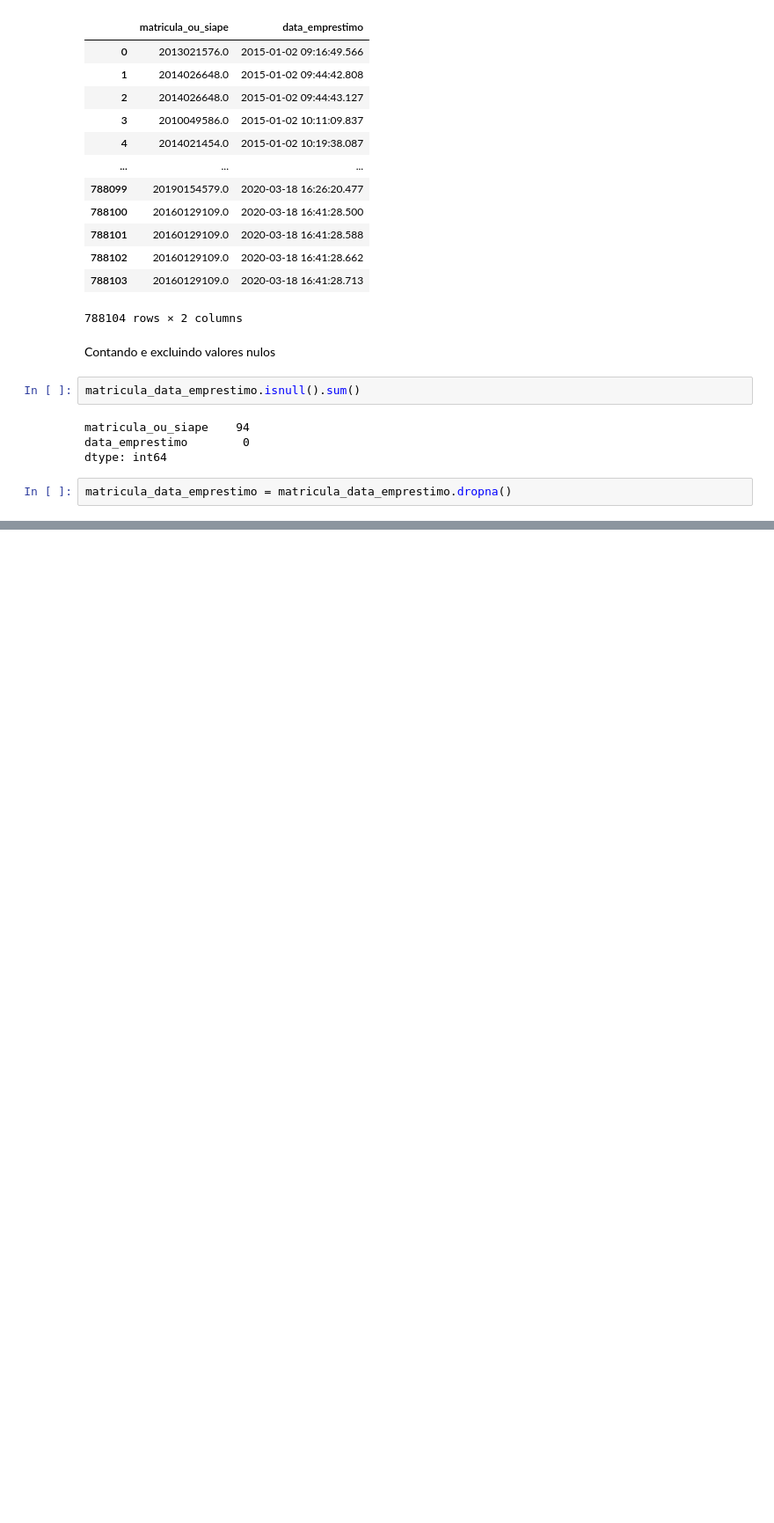
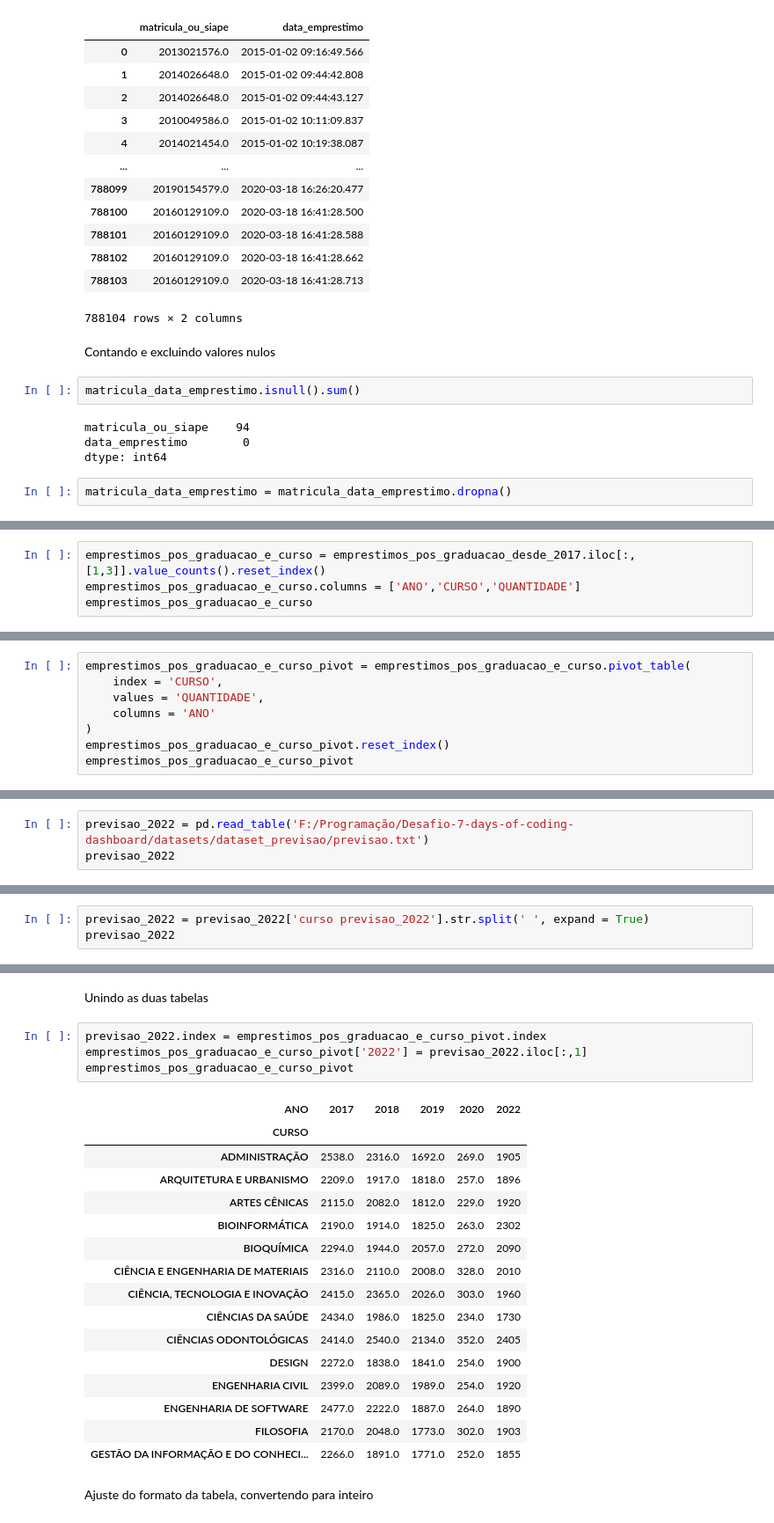
Before and after one commit to WyndamBaxter/Desafio-7-days-of-coding-dashboard, a Jupyter notebook: Analise_exploratoria.ipynb, the cells around one changed output, grey strips where cells are left out. Shown: that part at 88% size. Cells and saved outputs as stored; diff of their text form; blank space fills up the shorter version.

Commit message:
Finalização da análise de dados exploratória do desafio.

```diff
--- a/Analise_exploratoria.ipynb
+++ b/Analise_exploratoria.ipynb
@@ -1107,0 +1390,4 @@ matricula_data_emprestimo = matricula_data_emprestimo.dropna()
+# %%
+emprestimos_pos_graduacao_e_curso = emprestimos_pos_graduacao_desde_2017.iloc[:,[1,3]].value_counts().reset_index()
+emprestimos_pos_graduacao_e_curso.columns = ['ANO','CURSO','QUANTIDADE']
+emprestimos_pos_graduacao_e_curso
@@ -1107,0 +1414,8 @@ matricula_data_emprestimo = matricula_data_emprestimo.dropna()
+# %%
+emprestimos_pos_graduacao_e_curso_pivot = emprestimos_pos_graduacao_e_curso.pivot_table(
+    index = 'CURSO',
+    values = 'QUANTIDADE',
+    columns = 'ANO'
+)
+emprestimos_pos_graduacao_e_curso_pivot.reset_index()
+emprestimos_pos_graduacao_e_curso_pivot
@@ -1107,0 +1441,3 @@ matricula_data_emprestimo = matricula_data_emprestimo.dropna()
+# %%
+previsao_2022 = pd.read_table('F:/Programação/Desafio-7-days-of-coding-dashboard/datasets/dataset_previsao/previsao.txt')
+previsao_2022
@@ -1107,0 +1460,3 @@ matricula_data_emprestimo = matricula_data_emprestimo.dropna()
+# %%
+previsao_2022 = previsao_2022['curso previsao_2022'].str.split(' ', expand = True)
+previsao_2022
@@ -1107,0 +1479,25 @@ matricula_data_emprestimo = matricula_data_emprestimo.dropna()
+# %% [markdown]
+Unindo as duas tabelas
+# %%
+previsao_2022.index = emprestimos_pos_graduacao_e_curso_pivot.index
+emprestimos_pos_graduacao_e_curso_pivot['2022'] = previsao_2022.iloc[:,1]
+emprestimos_pos_graduacao_e_curso_pivot
+# %% [output]
+| ANO | 2017 | 2018 | 2019 | 2020 | 2022 |
+| CURSO |  |  |  |  |  |
+| ADMINISTRAÇÃO | 2538.0 | 2316.0 | 1692.0 | 269.0 | 1905 |
+| ARQUITETURA E URBANISMO | 2209.0 | 1917.0 | 1818.0 | 257.0 | 1896 |
+| ARTES CÊNICAS | 2115.0 | 2082.0 | 1812.0 | 229.0 | 1920 |
+| BIOINFORMÁTICA | 2190.0 | 1914.0 | 1825.0 | 263.0 | 2302 |
+| BIOQUÍMICA | 2294.0 | 1944.0 | 2057.0 | 272.0 | 2090 |
+| CIÊNCIA E ENGENHARIA DE MATERIAIS | 2316.0 | 2110.0 | 2008.0 | 328.0 | 2010 |
+| CIÊNCIA, TECNOLOGIA E INOVAÇÃO | 2415.0 | 2365.0 | 2026.0 | 303.0 | 1960 |
+| CIÊNCIAS DA SAÚDE | 2434.0 | 1986.0 | 1825.0 | 234.0 | 1730 |
+| CIÊNCIAS ODONTOLÓGICAS | 2414.0 | 2540.0 | 2134.0 | 352.0 | 2405 |
+| DESIGN | 2272.0 | 1838.0 | 1841.0 | 254.0 | 1900 |
+| ENGENHARIA CIVIL | 2399.0 | 2089.0 | 1989.0 | 254.0 | 1920 |
+| ENGENHARIA DE SOFTWARE | 2477.0 | 2222.0 | 1887.0 | 264.0 | 1890 |
+| FILOSOFIA | 2170.0 | 2048.0 | 1773.0 | 302.0 | 1903 |
+| GESTÃO DA INFORMAÇÃO E DO CONHECI... | 2266.0 | 1891.0 | 1771.0 | 252.0 | 1855 |
+# %% [markdown]
+Ajuste do formato da tabela, convertendo para inteiro
```
Also changed, not shown: parts of 42 cells of this notebook.
